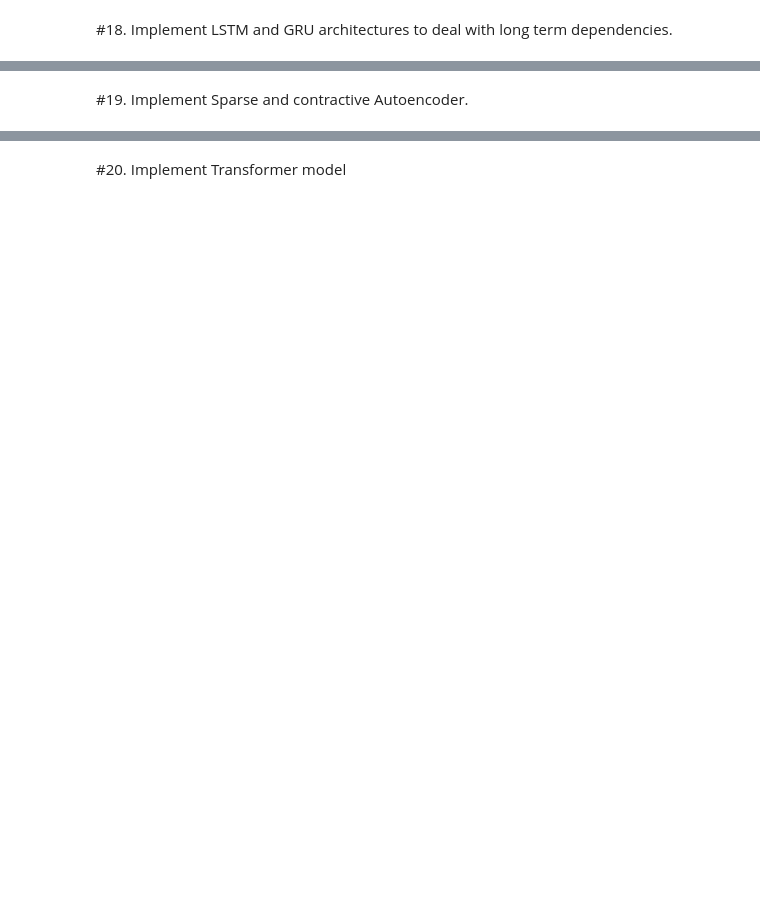
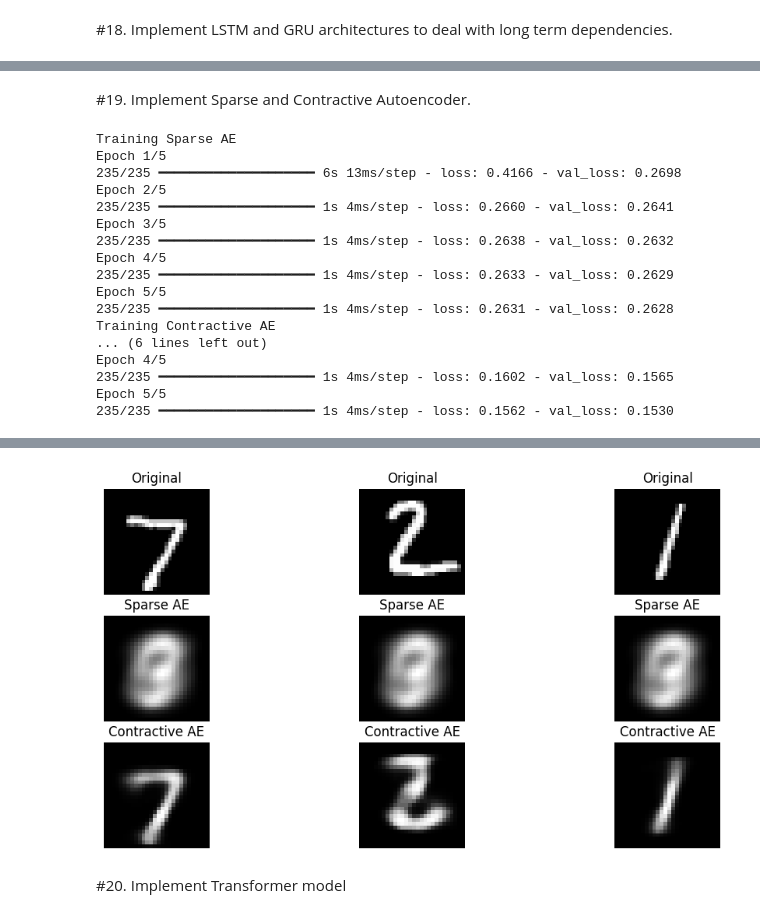
Before and after one commit to KeerthanaSistla/Sem6DeepLearning, a Jupyter notebook: DLExternal.ipynb, the cells around one changed output, grey strips where cells are left out. Drawn from its saved outputs; the diff is of its cells as text; code cells hidden in the pictures; blank space fills up the shorter version.

```diff
--- a/DLExternal.ipynb
+++ b/DLExternal.ipynb
@@ -903,0 +786,39 @@ model.fit(X,y,epochs=100)
+# %%
+import numpy as np
+import tensorflow as tf
+
+text = "hello world"
+
+chars = sorted(list(set(text)))
+char2idx = {c:i for i,c in enumerate(chars)}
+idx2char = {i:c for i,c in enumerate(chars)}
+
+X = []
+y = []
+
+for i in range(len(text) - 1):
+    X.append(char2idx[text[i]])
+    y.append(char2idx[text[i+1]])
+
+X = np.array(X)
+y = np.array(y)
+
+X = X.reshape(-1, 1)
+
+model = tf.keras.Sequential([
+    tf.keras.layers.Embedding(len(chars), 8),
+    tf.keras.layers.SimpleRNN(16),
+    tf.keras.layers.Dense(len(chars), activation='softmax')
+])
+
+model.compile(
+    optimizer='adam',
+    loss='sparse_categorical_crossentropy'
+)
+
+model.fit(X, y, epochs=100, verbose=0)
+
+test = np.array([char2idx['h']]).reshape(1, 1)
+
+pred = model.predict(test, verbose=0)
+print("Predicted:", idx2char[np.argmax(pred)])
@@ -1051,5 +1042,5 @@ print(f"GRU Test Accuracy:  {gru.evaluate(X_test, y_test, verbose=0)[1]:.4f}")
 # %% [markdown]
-#19. Implement Sparse and contractive Autoencoder.
+#19. Implement Sparse and Contractive Autoencoder.
 # %%
 import tensorflow as tf
 import matplotlib.pyplot as plt
@@ -1157,5 +1148,21 @@ for i in range(3):
     plt.axis("off")
 
 plt.show()
-
-but try to make this smaller
+# %% [output]
+Training Sparse AE
+Epoch 1/5
+235/235 ━━━━━━━━━━━━━━━━━━━━ 6s 13ms/step - loss: 0.4166 - val_loss: 0.2698
+Epoch 2/5
+235/235 ━━━━━━━━━━━━━━━━━━━━ 1s 4ms/step - loss: 0.2660 - val_loss: 0.2641
+Epoch 3/5
+235/235 ━━━━━━━━━━━━━━━━━━━━ 1s 4ms/step - loss: 0.2638 - val_loss: 0.2632
+Epoch 4/5
+235/235 ━━━━━━━━━━━━━━━━━━━━ 1s 4ms/step - loss: 0.2633 - val_loss: 0.2629
+Epoch 5/5
+235/235 ━━━━━━━━━━━━━━━━━━━━ 1s 4ms/step - loss: 0.2631 - val_loss: 0.2628
+Training Contractive AE
+... (6 lines left out)
+Epoch 4/5
+235/235 ━━━━━━━━━━━━━━━━━━━━ 1s 4ms/step - loss: 0.1602 - val_loss: 0.1565
+Epoch 5/5
+235/235 ━━━━━━━━━━━━━━━━━━━━ 1s 4ms/step - loss: 0.1562 - val_loss: 0.1530
@@ -1162,3 +1172,4 @@ but try to make this smaller
+[figure, added]
 # %% [markdown]
 #20. Implement Transformer model
 # %%
```
Also changed, not shown: parts of 11 cells of this notebook.
